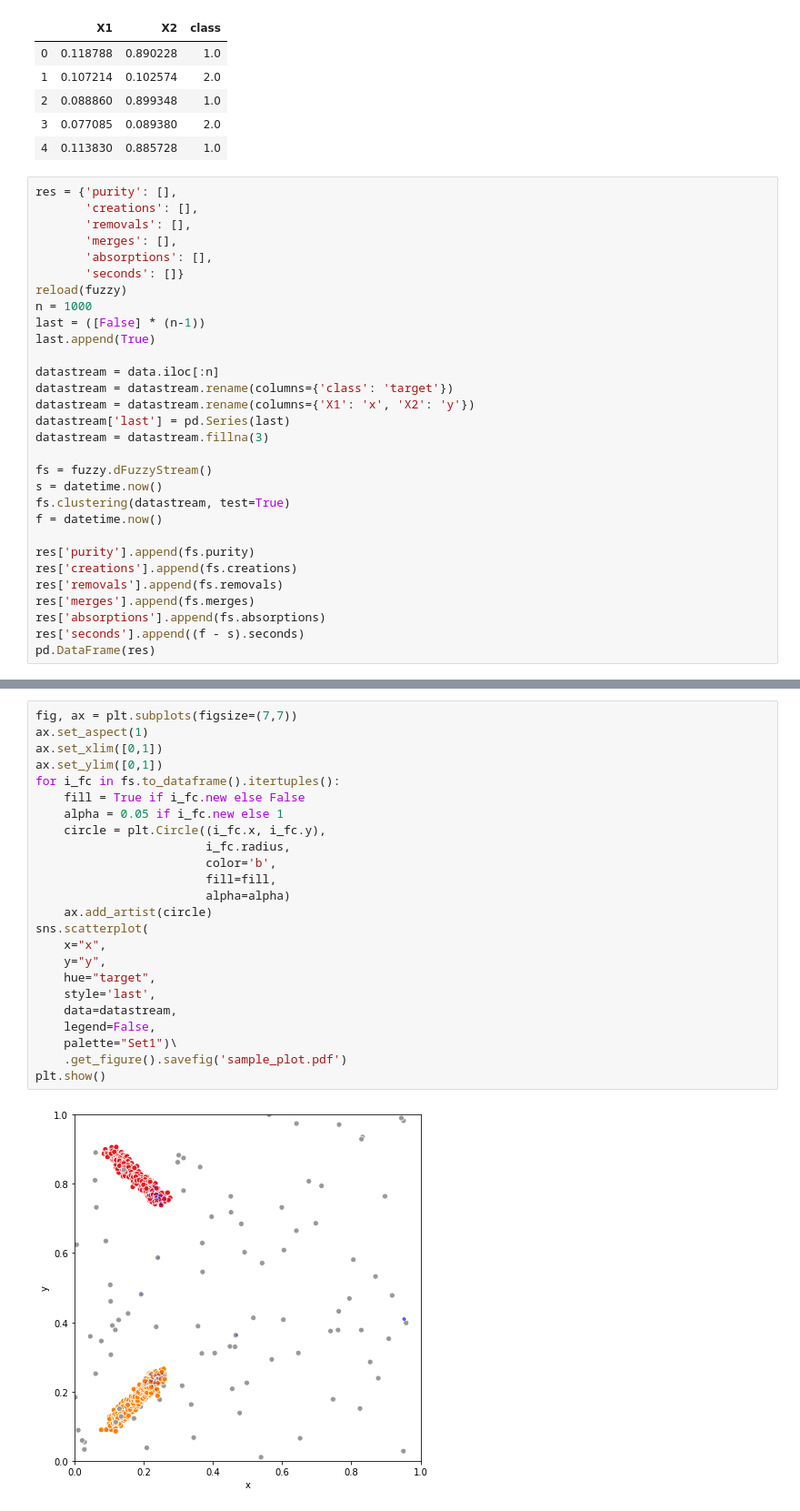
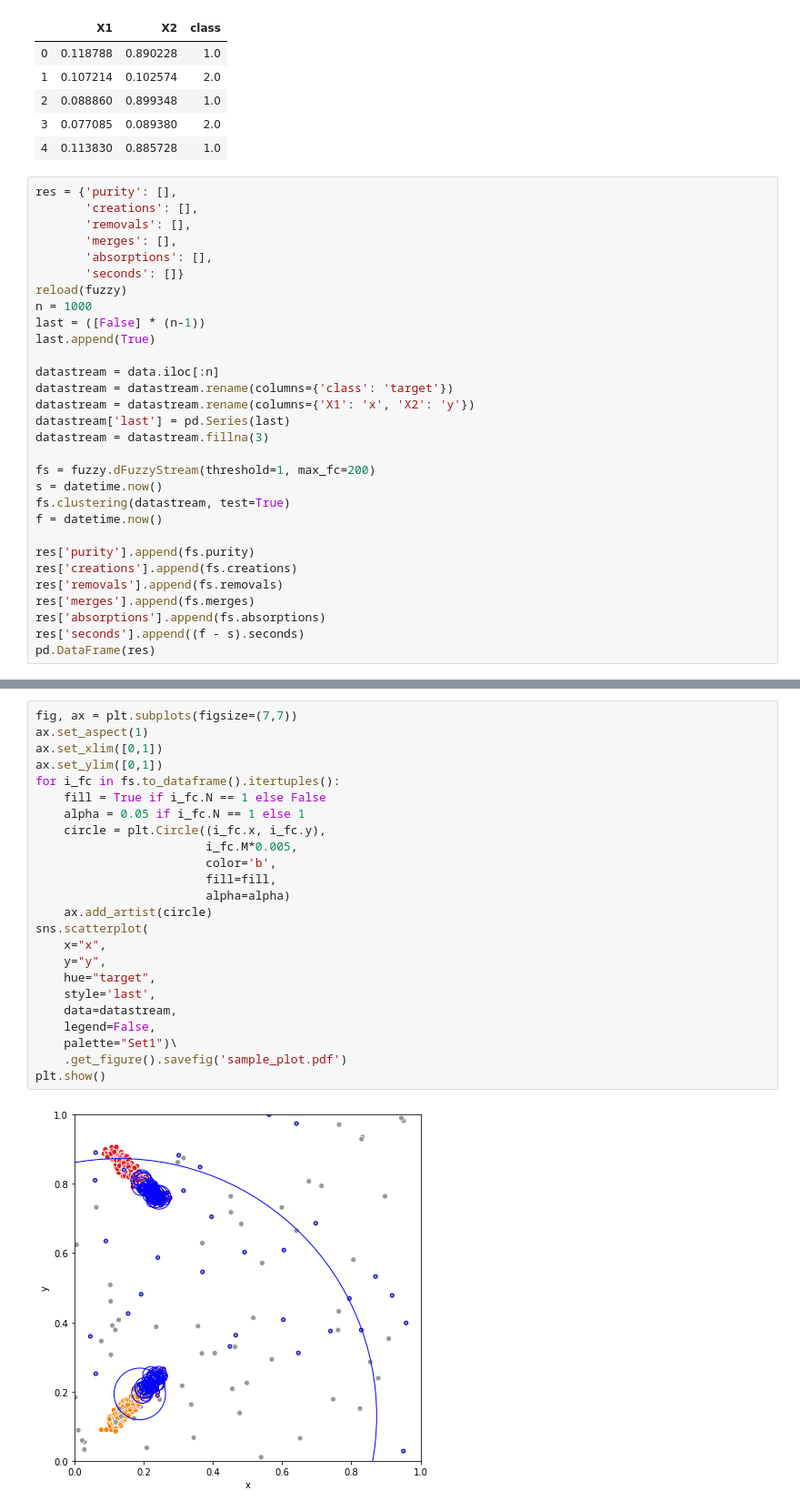
Before and after one commit to vpozdnyakov/d_fuzzstream, a Jupyter notebook: clustering.ipynb, the cells around one changed output, grey strips where cells are left out. Shown at 91% size. Saved outputs shown, nothing was run; the diff lists cells and outputs as text.

```diff
--- a/clustering.ipynb
+++ b/clustering.ipynb
@@ -34,7 +34,7 @@ datastream = datastream.rename(columns={'X1': 'x', 'X2': 'y'})
 datastream['last'] = pd.Series(last)
 datastream = datastream.fillna(3)
 
-fs = fuzzy.dFuzzyStream()
+fs = fuzzy.dFuzzyStream(threshold=1, max_fc=200)
 s = datetime.now()
 fs.clustering(datastream, test=True)
 f = datetime.now()
@@ -68,26 +69,26 @@ fs.to_dataframe()
 # %%
 fig, ax = plt.subplots(figsize=(7,7))
 ax.set_aspect(1)
 ax.set_xlim([0,1])
 ax.set_ylim([0,1])
 for i_fc in fs.to_dataframe().itertuples():
-    fill = True if i_fc.new else False
-    alpha = 0.05 if i_fc.new else 1
+    fill = True if i_fc.N == 1 else False
+    alpha = 0.05 if i_fc.N == 1 else 1
     circle = plt.Circle((i_fc.x, i_fc.y),
-                        i_fc.radius,
+                        i_fc.M*0.005,
                         color='b',
                         fill=fill,
                         alpha=alpha)
     ax.add_artist(circle)
 sns.scatterplot(
     x="x",
     y="y",
     hue="target",
     style='last',
     data=datastream,
     legend=False,
     palette="Set1")\
     .get_figure().savefig('sample_plot.pdf')
 plt.show()
 # %% [output]
-[figure, old version]
+[figure, new version]
```
Also changed, not shown: parts of 3 cells of this notebook, 2 other files.
